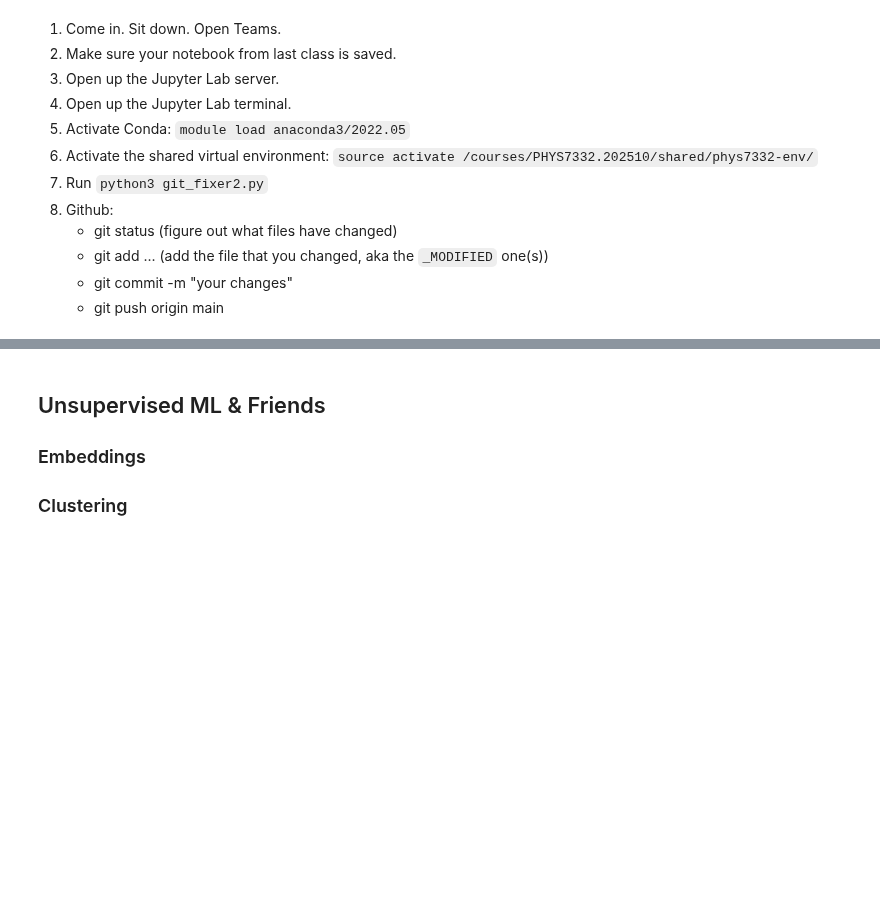
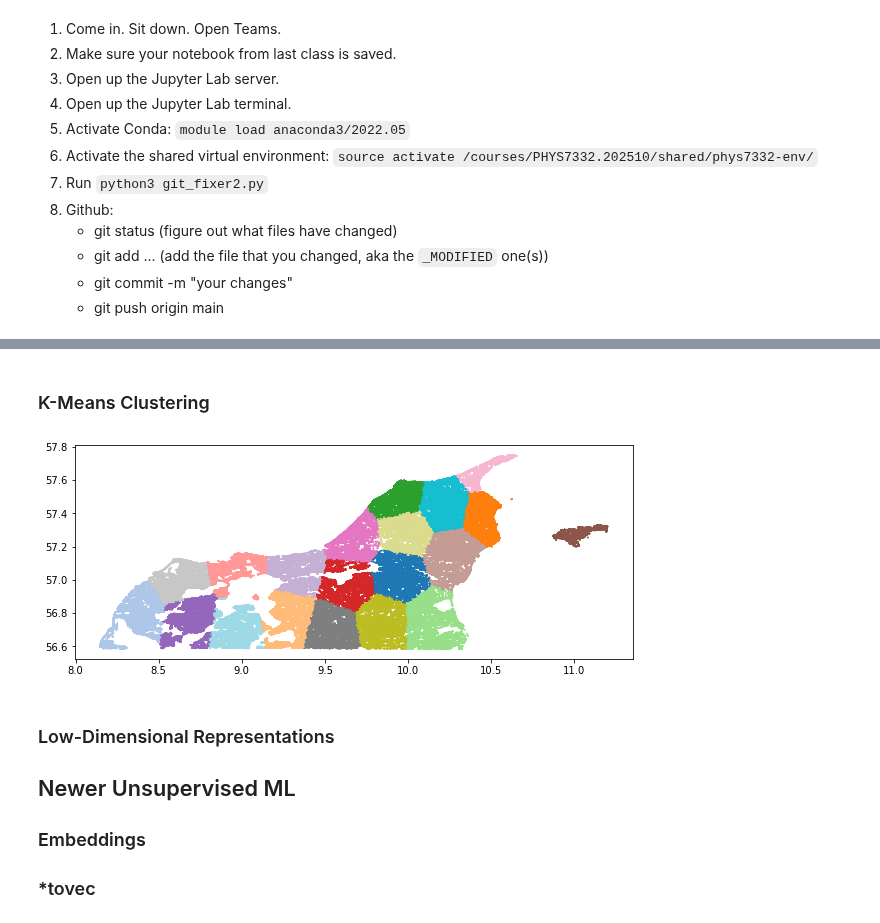
Before and after one commit to asmithh/network-science-data-book, a Jupyter notebook: class_14_machine_learning1.ipynb, the cells around one changed output, grey strips where cells are left out. Drawn from its saved outputs; the diff is of its cells as text; code cells hidden in the pictures; blank space fills up the shorter version.

```diff
--- a/class_14_machine_learning1.ipynb
+++ b/class_14_machine_learning1.ipynb
@@ -170,5 +79,27 @@ export_text(clf)
+# %% [markdown]
+### K-Means Clustering
+# %%
+import matplotlib
+from sklearn.cluster import KMeans
+
+K = 20
+mtx = df_roads[['Longitude', 'Latitude']].to_numpy()
+kmeans = KMeans(n_clusters=K).fit(mtx)
+
+points = [Point(xy) for xy in zip(df_roads['Longitude'], df_roads['Latitude'])]
+geo_df = gpd.GeoDataFrame(geometry = points)
+cmap = plt.get_cmap('tab20')
+geo_df["label"] = [matplotlib.colors.rgb2hex(cmap(i)) for i in kmeans.labels_]
+plot = geo_df.plot(
+    markersize=1,
+    c=geo_df["label"],
+)
+# %% [output]
+[figure, added]
 # %% [markdown]
-## Unsupervised ML & Friends
 
+### Low-Dimensional Representations
+
+## Newer Unsupervised ML
 ### Embeddings
-### Clustering
+### \*tovec
```
Also changed, not shown: parts of 20 cells of this notebook, 1 other file.
